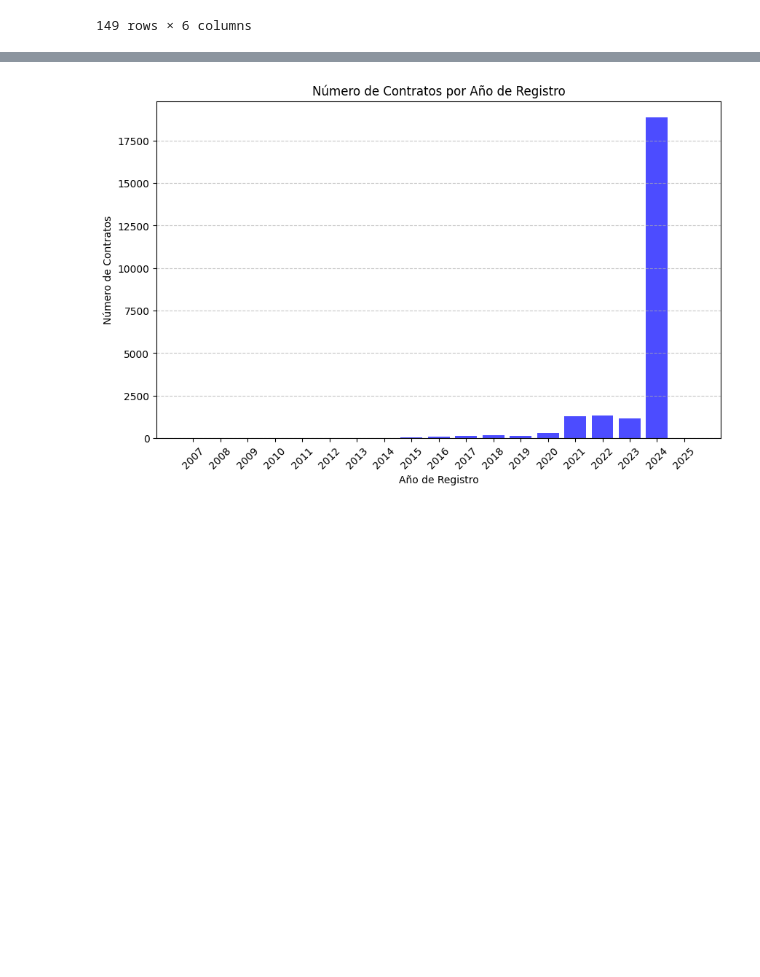
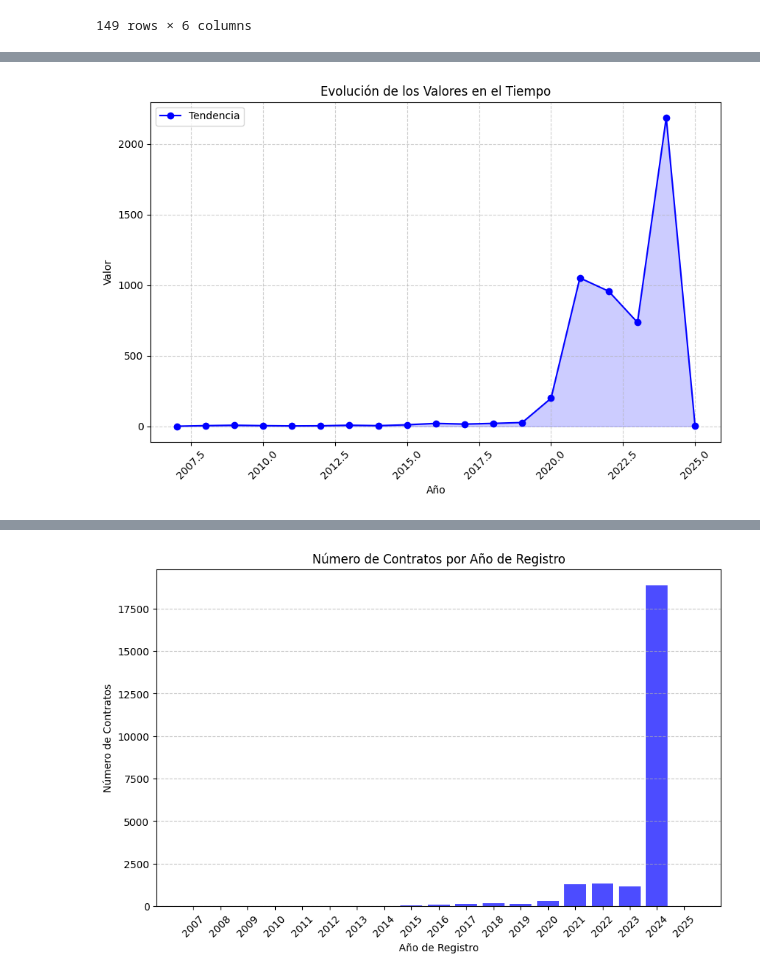
Before and after one commit to Ale1726/clientes_eda, a Jupyter notebook: productos_sirac.ipynb, the cells around one changed output, grey strips where cells are left out. Saved outputs shown, nothing was run; the diff lists cells and outputs as text; code cells hidden in the pictures; blank space fills up the shorter version.

```diff
--- a/productos_sirac.ipynb
+++ b/productos_sirac.ipynb
@@ -295,0 +537,47 @@ agrupado_año
+# %%
+import matplotlib.pyplot as plt
+
+# Datos
+data = [
+    {'name': '2007', 'y': 1},
+    {'name': '2008', 'y': 5},
+    {'name': '2009', 'y': 8},
+    {'name': '2010', 'y': 5},
+    {'name': '2011', 'y': 3},
+    {'name': '2012', 'y': 4},
+    {'name': '2013', 'y': 8},
+    {'name': '2014', 'y': 5},
+    {'name': '2015', 'y': 11},
+    {'name': '2016', 'y': 21},
+    {'name': '2017', 'y': 16},
+    {'name': '2018', 'y': 21},
+    {'name': '2019', 'y': 27},
+    {'name': '2020', 'y': 199},
+    {'name': '2021', 'y': 1051},
+    {'name': '2022', 'y': 957},
+    {'name': '2023', 'y': 736},
+    {'name': '2024', 'y': 2187},
+    {'name': '2025', 'y': 3}
+]
+
+# Convertir a listas
+years = [int(item['name']) for item in data]
+values = [item['y'] for item in data]
+
+# Crear gráfico de líneas
+plt.figure(figsize=(10, 6))
+plt.plot(years, values, marker='o', linestyle='-', color='b', label="Tendencia")
+plt.fill_between(years, values, alpha=0.2, color='blue')  # Área bajo la curva
+
+# Etiquetas y título
+plt.xlabel("Año")
+plt.ylabel("Valor")
+plt.title("Evolución de los Valores en el Tiempo")
+plt.xticks(rotation=45)
+plt.grid(True, linestyle='--', alpha=0.6)
+plt.legend()
+
+# Mostrar gráfico
+plt.show()
+# %% [output]
+[figure, added]
```
Also changed, not shown: parts of 83 cells of this notebook, 3 other files.
